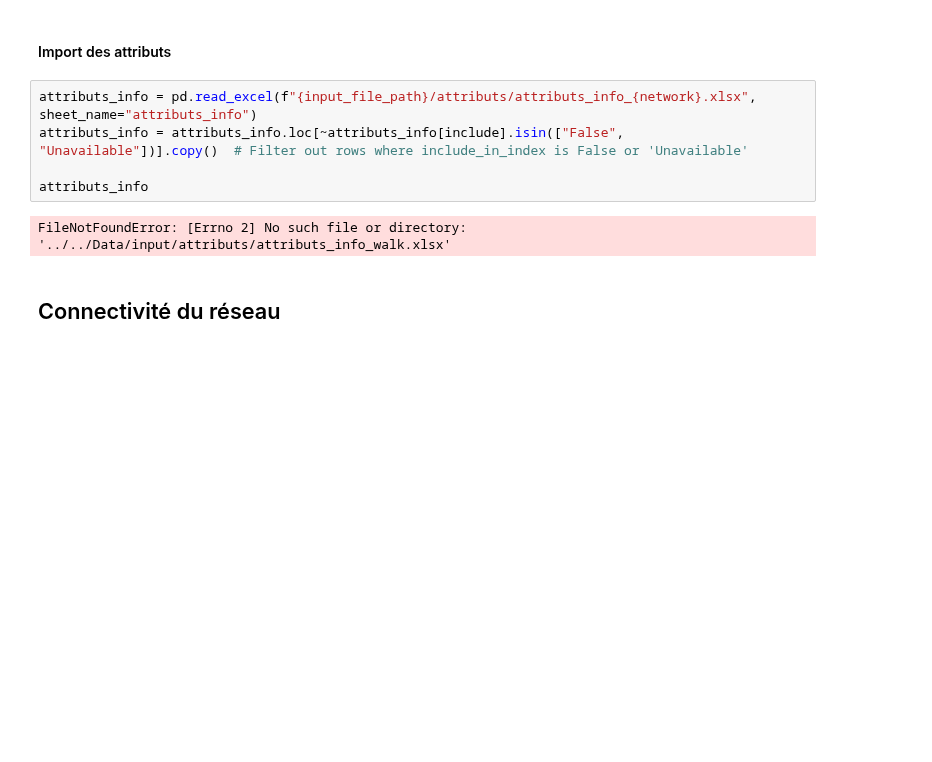
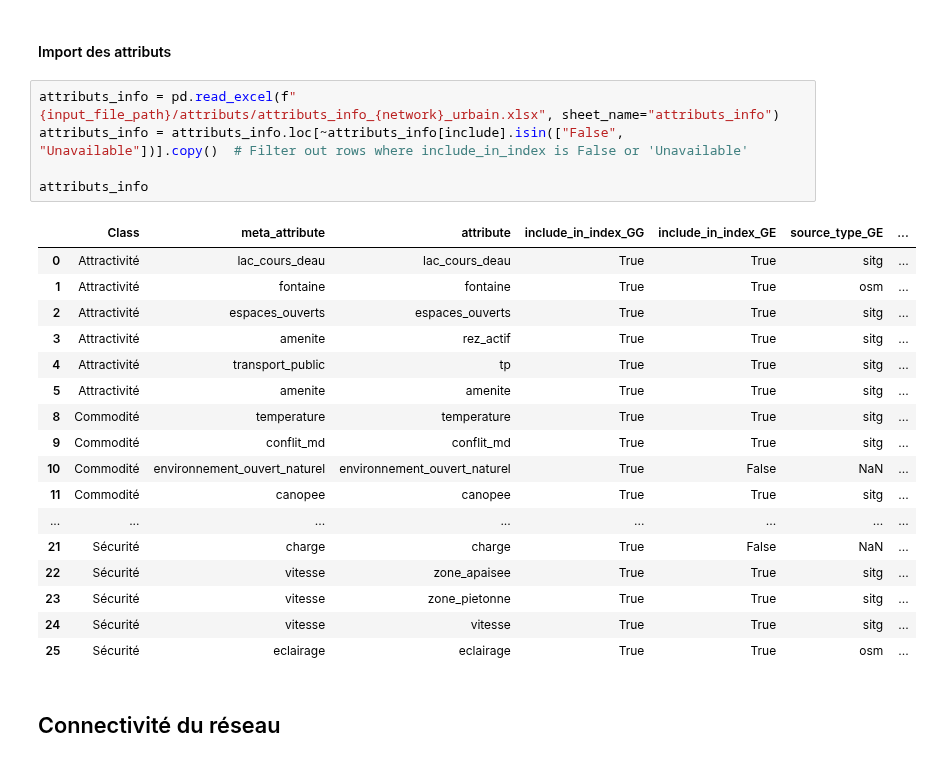
Before and after one commit to action-situee/PROJET_PIETON_GG, a Jupyter notebook: Notebook/Step 1/1_1_Prepare_features.ipynb, the cells around one changed output. Drawn from its saved outputs; the diff is of its cells as text; blank space fills up the shorter version.

```diff
--- a/Notebook/Step 1/1_1_Prepare_features.ipynb
+++ b/Notebook/Step 1/1_1_Prepare_features.ipynb
@@ -121,12 +122,28 @@ if territory == 'OTC':
 # %% [markdown]
 #### Import des attributs
 # %%
-attributs_info = pd.read_excel(f"{input_file_path}/attributs/attributs_info_{network}.xlsx", sheet_name="attributs_info")
+attributs_info = pd.read_excel(f"{input_file_path}/attributs/attributs_info_{network}_urbain.xlsx", sheet_name="attributs_info")
 attributs_info = attributs_info.loc[~attributs_info[include].isin(["False", "Unavailable"])].copy()  # Filter out rows where include_in_index is False or 'Unavailable'
 
 attributs_info
 # %% [output]
-FileNotFoundError: [Errno 2] No such file or directory: '../../Data/input/attributs/attributs_info_walk.xlsx'
+|  | Class | meta_attribute | attribute | include_in_index_GG | include_in_index_GE | source_type_GE | ... |
+| 0 | Attractivité | lac_cours_deau | lac_cours_deau | True | True | sitg | ... |
+| 1 | Attractivité | fontaine | fontaine | True | True | osm | ... |
+| 2 | Attractivité | espaces_ouverts | espaces_ouverts | True | True | sitg | ... |
+| 3 | Attractivité | amenite | rez_actif | True | True | sitg | ... |
+| 4 | Attractivité | transport_public | tp | True | True | sitg | ... |
+| 5 | Attractivité | amenite | amenite | True | True | sitg | ... |
+| 8 | Commodité | temperature | temperature | True | True | sitg | ... |
+| 9 | Commodité | conflit_md | conflit_md | True | True | sitg | ... |
+| 10 | Commodité | environnement_ouvert_naturel | environnement_ouvert_naturel | True | False | NaN | ... |
+| 11 | Commodité | canopee | canopee | True | True | sitg | ... |
+| ... | ... | ... | ... | ... | ... | ... | ... |
+| 21 | Sécurité | charge | charge | True | False | NaN | ... |
+| 22 | Sécurité | vitesse | zone_apaisee | True | True | sitg | ... |
+| 23 | Sécurité | vitesse | zone_pietonne | True | True | sitg | ... |
+| 24 | Sécurité | vitesse | vitesse | True | True | sitg | ... |
+| 25 | Sécurité | eclairage | eclairage | True | True | osm | ... |
 # %% [markdown]
 ## Connectivité du réseau
 # %%
```
Also changed, not shown: parts of 9 cells of this notebook, 11 other files.
